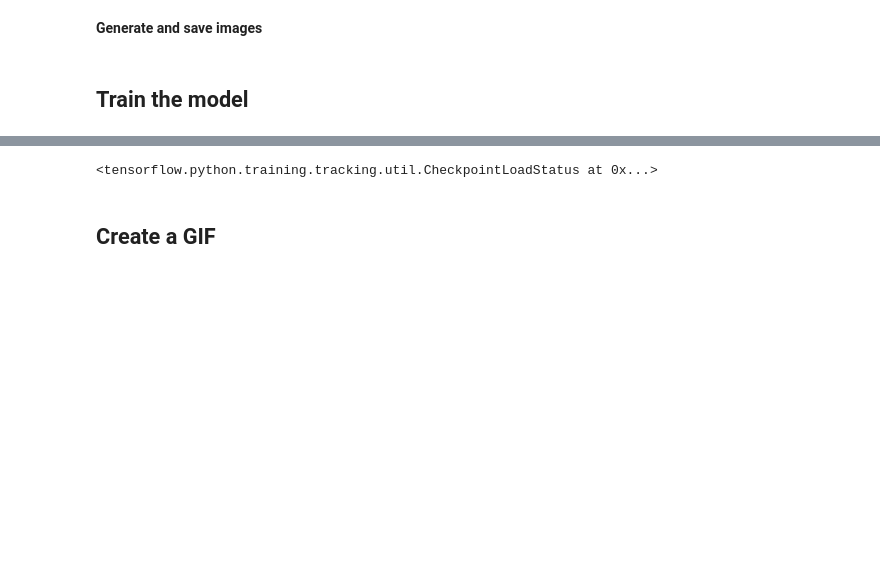
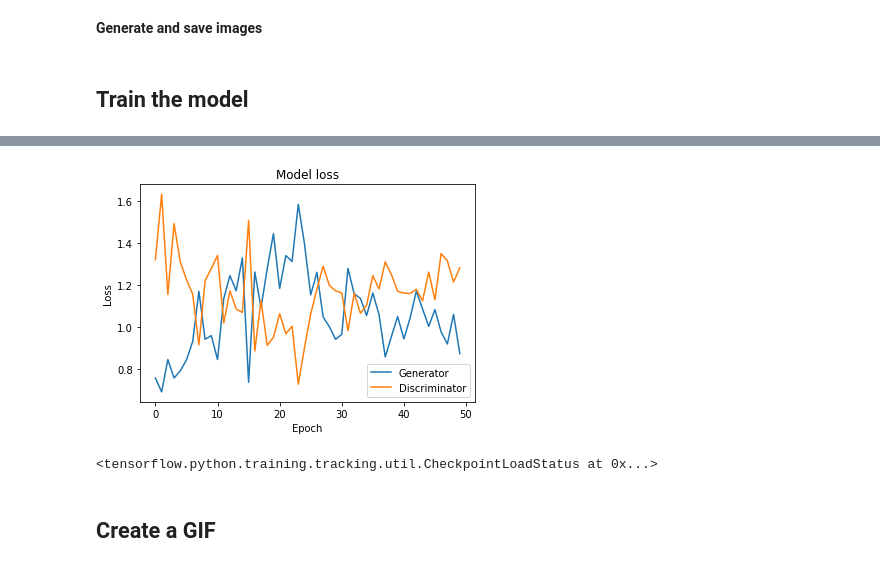
Before and after one commit to limafernando/mnist-gan, a Jupyter notebook: mnist_gan.ipynb, the cells around one changed output, grey strips where cells are left out. Drawn from its saved outputs; the diff is of its cells as text; code cells hidden in the pictures; blank space fills up the shorter version.

```diff
--- a/mnist_gan.ipynb
+++ b/mnist_gan.ipynb
@@ -251,3 +382,22 @@ train(train_dataset, EPOCHS)
+# %%
+# Plot training & validation loss values
+
+#print(losses)
+
+gen_losses = [element[0] for element in losses]
+disc_losses = [element[1] for element in losses]
+
+#print(gen_losses)
+
+plt.plot(gen_losses)
+plt.plot(disc_losses)
+plt.title('Model loss')
+plt.ylabel('Loss')
+plt.xlabel('Epoch')
+plt.legend(['Generator', 'Discriminator'], loc='lower right')
+plt.show()
+# %% [output]
+[figure, added]
 # %%
 checkpoint.restore(tf.train.latest_checkpoint(checkpoint_dir)) # Restore the latest checkpoint.
 # %% [output]
```
Also changed, not shown: parts of 7 cells of this notebook.
